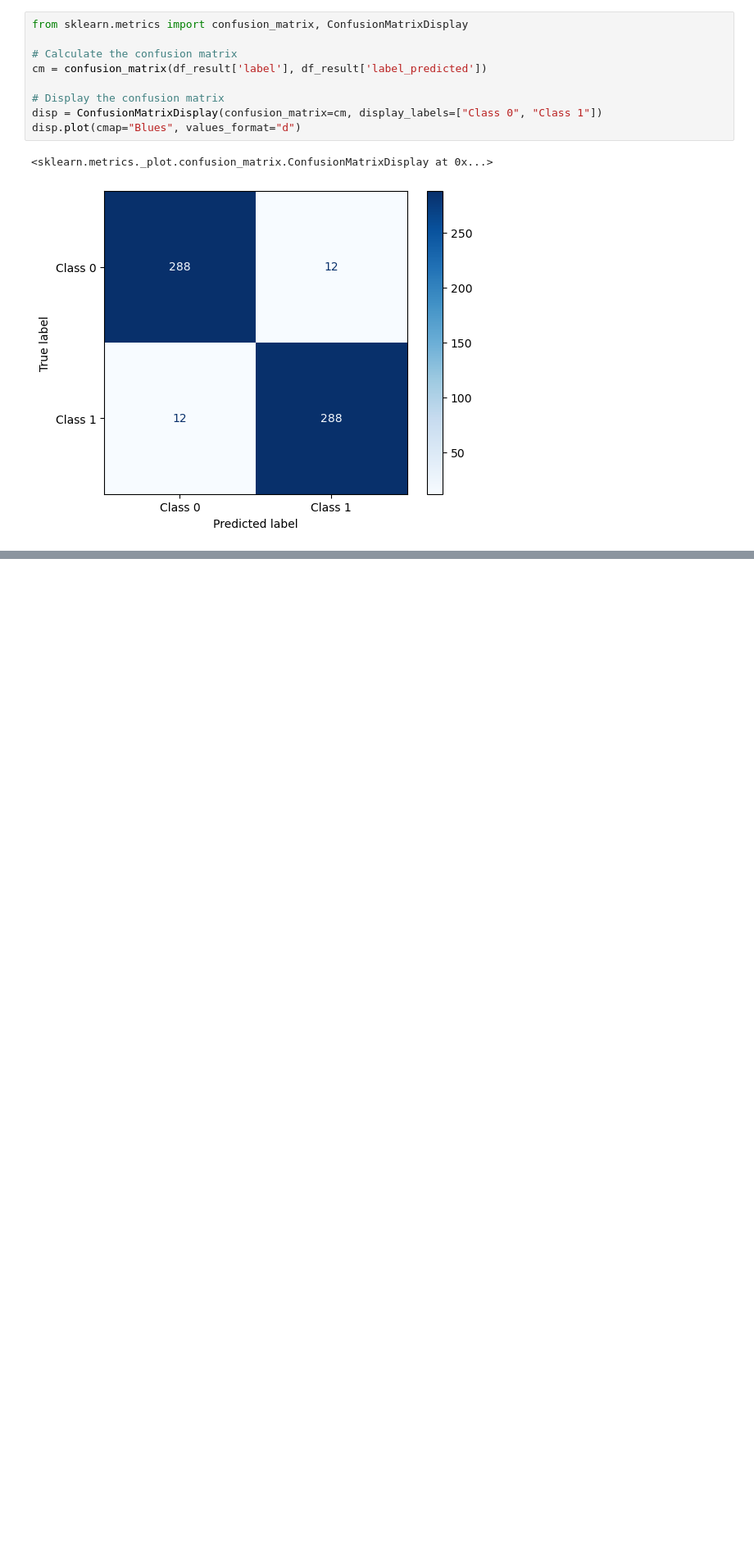
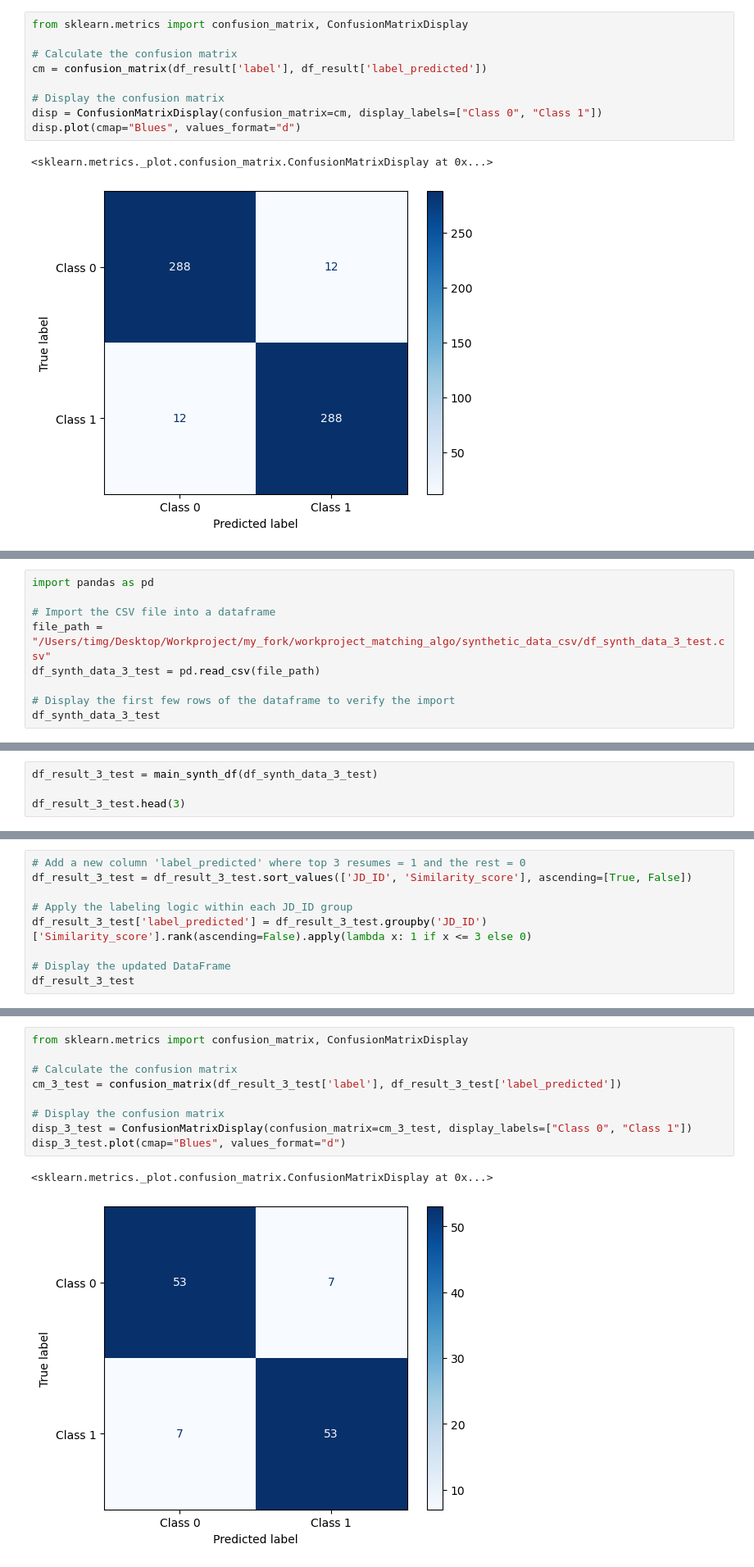
Before and after one commit to Tim60161/workproject_matching_algo, a Jupyter notebook: model_testing.ipynb, the cells around one changed output, grey strips where cells are left out. Shown: that part at 82% size. Drawn from its saved outputs; the diff is of its cells as text; blank space fills up the shorter version.

```diff
--- a/model_testing.ipynb
+++ b/model_testing.ipynb
@@ -309,0 +489,9 @@ df_mismatched_jd_ids.head(6)
+# %%
+import pandas as pd
+
+# Import the CSV file into a dataframe
+file_path = "/Users/timg/Desktop/Workproject/my_fork/workproject_matching_algo/synthetic_data_csv/df_synth_data_3_test.csv"
+df_synth_data_3_test = pd.read_csv(file_path)
+
+# Display the first few rows of the dataframe to verify the import
+df_synth_data_3_test
@@ -309,0 +512,4 @@ df_mismatched_jd_ids.head(6)
+# %%
+df_result_3_test = main_synth_df(df_synth_data_3_test)
+
+df_result_3_test.head(3)
@@ -309,0 +522,9 @@ df_mismatched_jd_ids.head(6)
+# %%
+# Add a new column 'label_predicted' where top 3 resumes = 1 and the rest = 0
+df_result_3_test = df_result_3_test.sort_values(['JD_ID', 'Similarity_score'], ascending=[True, False])
+
+# Apply the labeling logic within each JD_ID group
+df_result_3_test['label_predicted'] = df_result_3_test.groupby('JD_ID')['Similarity_score'].rank(ascending=False).apply(lambda x: 1 if x <= 3 else 0)
+
+# Display the updated DataFrame
+df_result_3_test
@@ -309,0 +552,12 @@ df_mismatched_jd_ids.head(6)
+# %%
+from sklearn.metrics import confusion_matrix, ConfusionMatrixDisplay
+
+# Calculate the confusion matrix
+cm_3_test = confusion_matrix(df_result_3_test['label'], df_result_3_test['label_predicted'])
+
+# Display the confusion matrix
+disp_3_test = ConfusionMatrixDisplay(confusion_matrix=cm_3_test, display_labels=["Class 0", "Class 1"])
+disp_3_test.plot(cmap="Blues", values_format="d")
+# %% [output]
+<sklearn.metrics._plot.confusion_matrix.ConfusionMatrixDisplay at 0x...>
+[figure, added]
```
Also changed, not shown: parts of 65 cells of this notebook, 6 other files.
